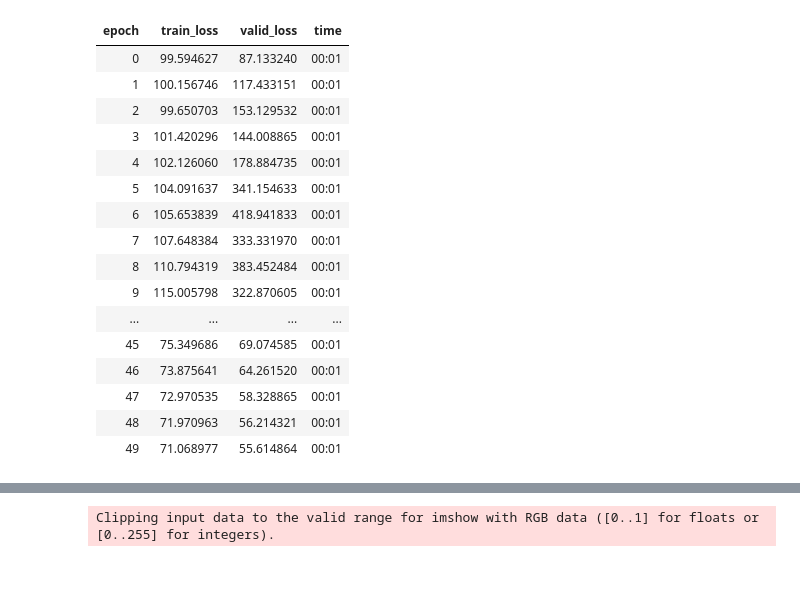
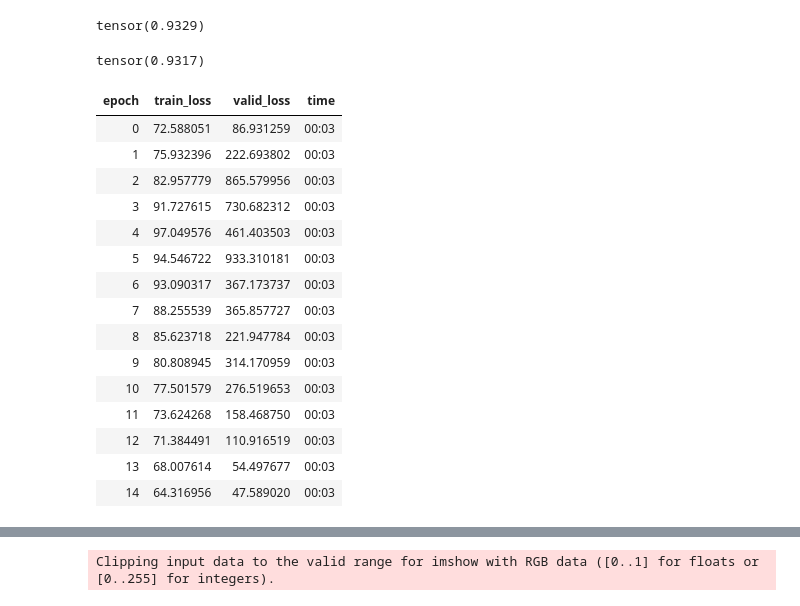
Before and after one commit to dhuynh95/fastai_autoencoder, a Jupyter notebook: MNIST.ipynb, the cells around one changed output, grey strips where cells are left out. Cells and saved outputs as stored; diff of their text form; code cells hidden in the pictures; blank space fills up the shorter version.

```diff
--- a/MNIST.ipynb
+++ b/MNIST.ipynb
@@ -219,4 +170,4 @@ torch.Size([8, 64, 4, 4])
 # %%
-learn.fit_one_cycle(50,1e-2)
+learn.fit_one_cycle(60,1e-2)
 # %% [output]
 | epoch | train_loss | valid_loss | time |
@@ -238,0 +190,2 @@ learn.fit_one_cycle(50,1e-2)
+# %%
+learn.fit_one_cycle(60,1e-2)
@@ -238,0 +210,2 @@ learn.fit_one_cycle(50,1e-2)
+# %%
+learn.fit_one_cycle(60,1e-3,callbacks = [kl_hook])
@@ -238,0 +230,3 @@ learn.fit_one_cycle(50,1e-2)
+# %%
+learn.path = Path()
+learn.load("512_sample_cnn")
@@ -238,0 +327,4 @@ learn.fit_one_cycle(50,1e-2)
+# %%
+(pred.argmax(dim=1) == y).float().mean()
+# %% [output]
+tensor(0.9329)
@@ -239,21 +334,24 @@ learn.fit_one_cycle(50,1e-2)
+# %%
+(pred.argmax(dim = 1) == y).float().mean()
+# %% [output]
+tensor(0.9317)
 # %%
-learn.fit_one_cycle(50,1e-2,callbacks = [kl_hook])
+learn.fit_one_cycle(15,1e-2,callbacks = [kl_hook])
 # %% [output]
 | epoch | train_loss | valid_loss | time |
-| 0 | 99.594627 | 87.133240 | 00:01 |
-| 1 | 100.156746 | 117.433151 | 00:01 |
-| 2 | 99.650703 | 153.129532 | 00:01 |
-| 3 | 101.420296 | 144.008865 | 00:01 |
-| 4 | 102.126060 | 178.884735 | 00:01 |
-| 5 | 104.091637 | 341.154633 | 00:01 |
-| 6 | 105.653839 | 418.941833 | 00:01 |
-| 7 | 107.648384 | 333.331970 | 00:01 |
-| 8 | 110.794319 | 383.452484 | 00:01 |
-| 9 | 115.005798 | 322.870605 | 00:01 |
-| ... | ... | ... | ... |
-| 45 | 75.349686 | 69.074585 | 00:01 |
-| 46 | 73.875641 | 64.261520 | 00:01 |
-| 47 | 72.970535 | 58.328865 | 00:01 |
-| 48 | 71.970963 | 56.214321 | 00:01 |
-| 49 | 71.068977 | 55.614864 | 00:01 |
+| 0 | 72.588051 | 86.931259 | 00:03 |
+| 1 | 75.932396 | 222.693802 | 00:03 |
+| 2 | 82.957779 | 865.579956 | 00:03 |
+| 3 | 91.727615 | 730.682312 | 00:03 |
+| 4 | 97.049576 | 461.403503 | 00:03 |
+| 5 | 94.546722 | 933.310181 | 00:03 |
+| 6 | 93.090317 | 367.173737 | 00:03 |
+| 7 | 88.255539 | 365.857727 | 00:03 |
+| 8 | 85.623718 | 221.947784 | 00:03 |
+| 9 | 80.808945 | 314.170959 | 00:03 |
+| 10 | 77.501579 | 276.519653 | 00:03 |
+| 11 | 73.624268 | 158.468750 | 00:03 |
+| 12 | 71.384491 | 110.916519 | 00:03 |
+| 13 | 68.007614 | 54.497677 | 00:03 |
+| 14 | 64.316956 | 47.589020 | 00:03 |
 # %%
```
Also changed, not shown: parts of 27 cells of this notebook, 4 other files.
